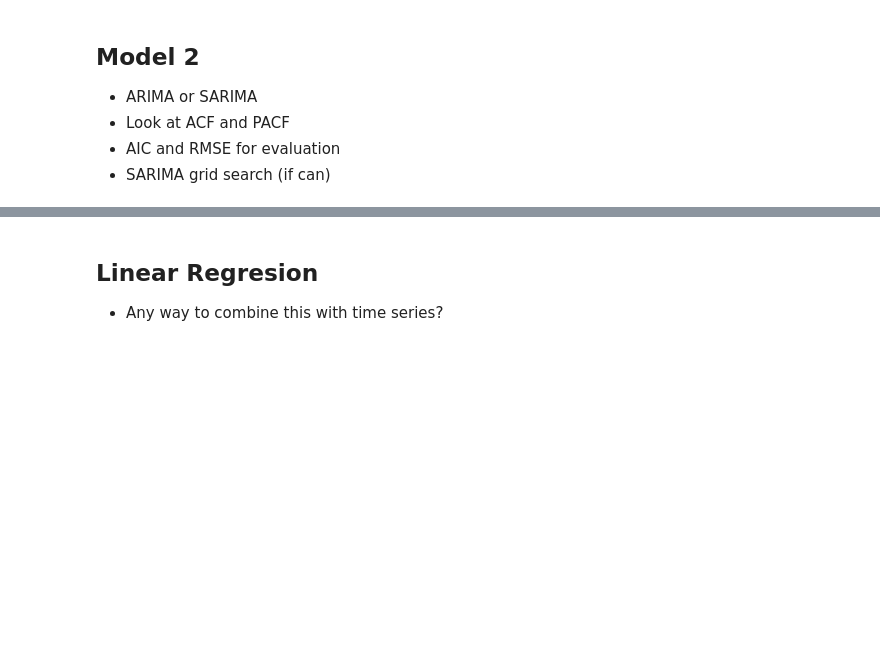
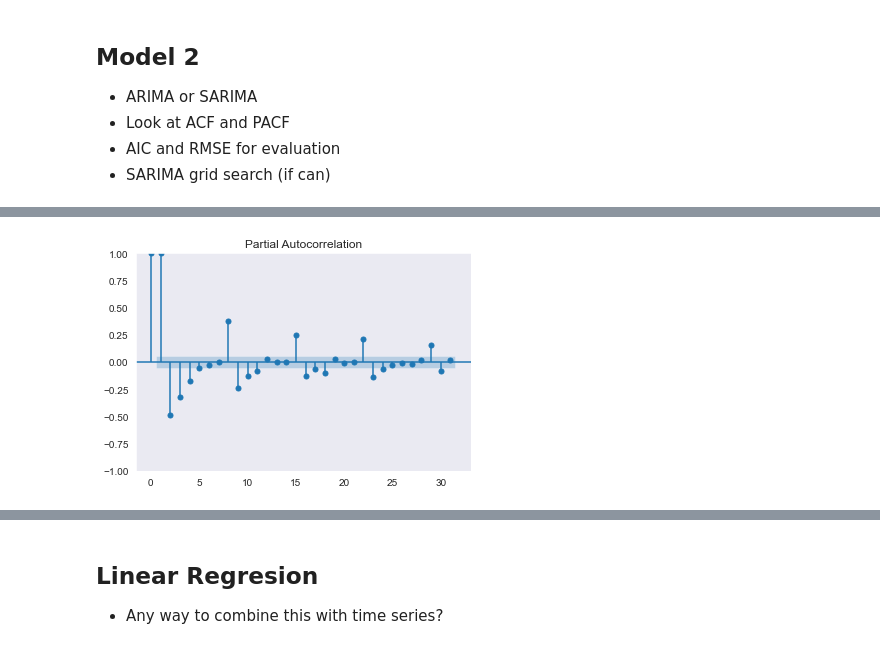
Before and after one commit to Bella3s/Covid-19-Time-Series-Modeling, a Jupyter notebook: index.ipynb, the cells around one changed output, grey strips where cells are left out. Cells and saved outputs as stored; diff of their text form; code cells hidden in the pictures; blank space fills up the shorter version.

```diff
--- a/index.ipynb
+++ b/index.ipynb
@@ -1013,0 +1084,7 @@ ax.plot(residuals.index, residuals.rolling(30).var());
+# %%
+# PACF (correlation between current time periord + lags
+    # accounting for the correlation between the intermediate time periods)
+fig, ax = plt.subplots()
+plot_pacf(train['new_deaths_smoothed'], ax=ax, method='ols-adjusted');
+# %% [output]
+[figure, added]
```
Also changed, not shown: parts of 30 cells of this notebook.
